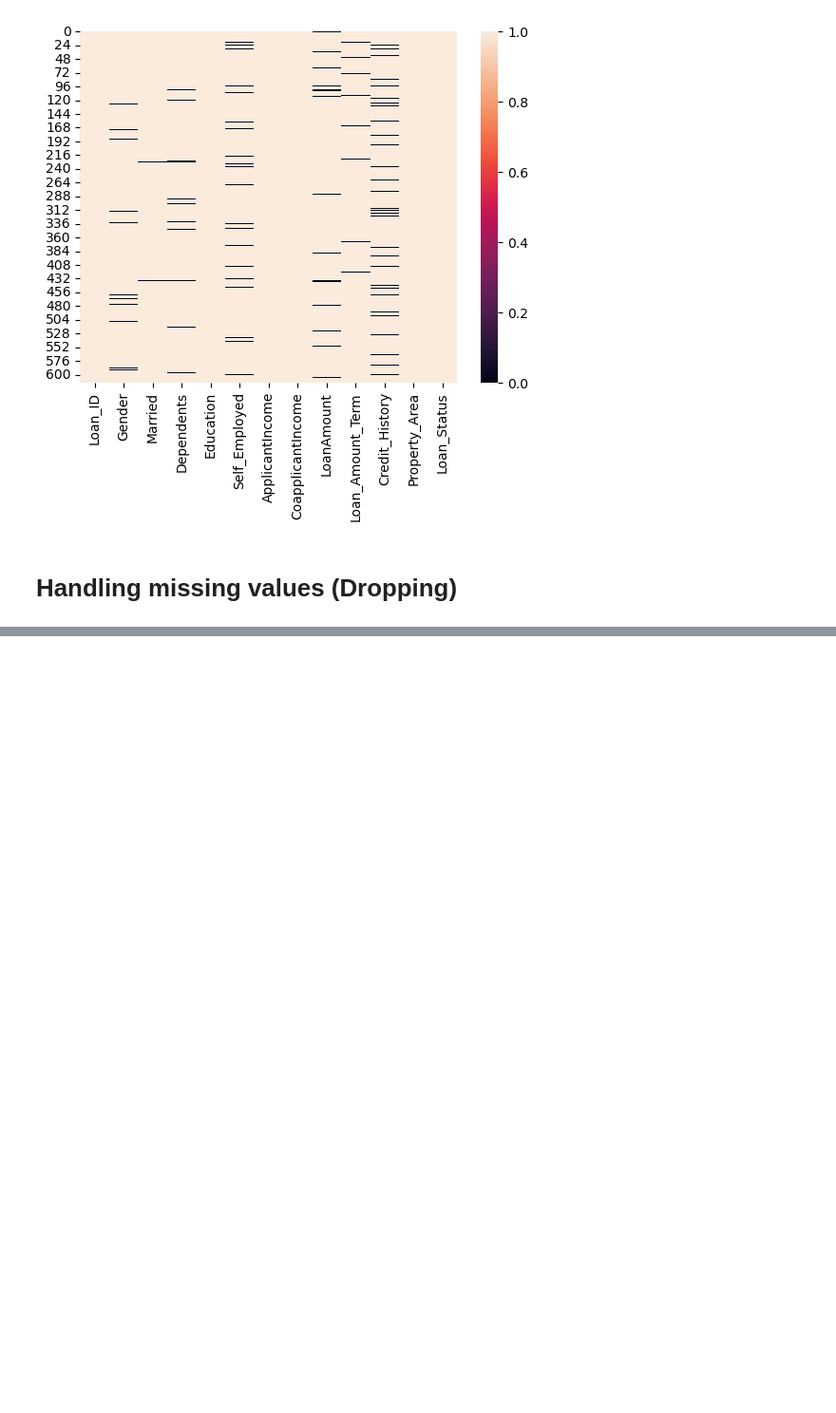
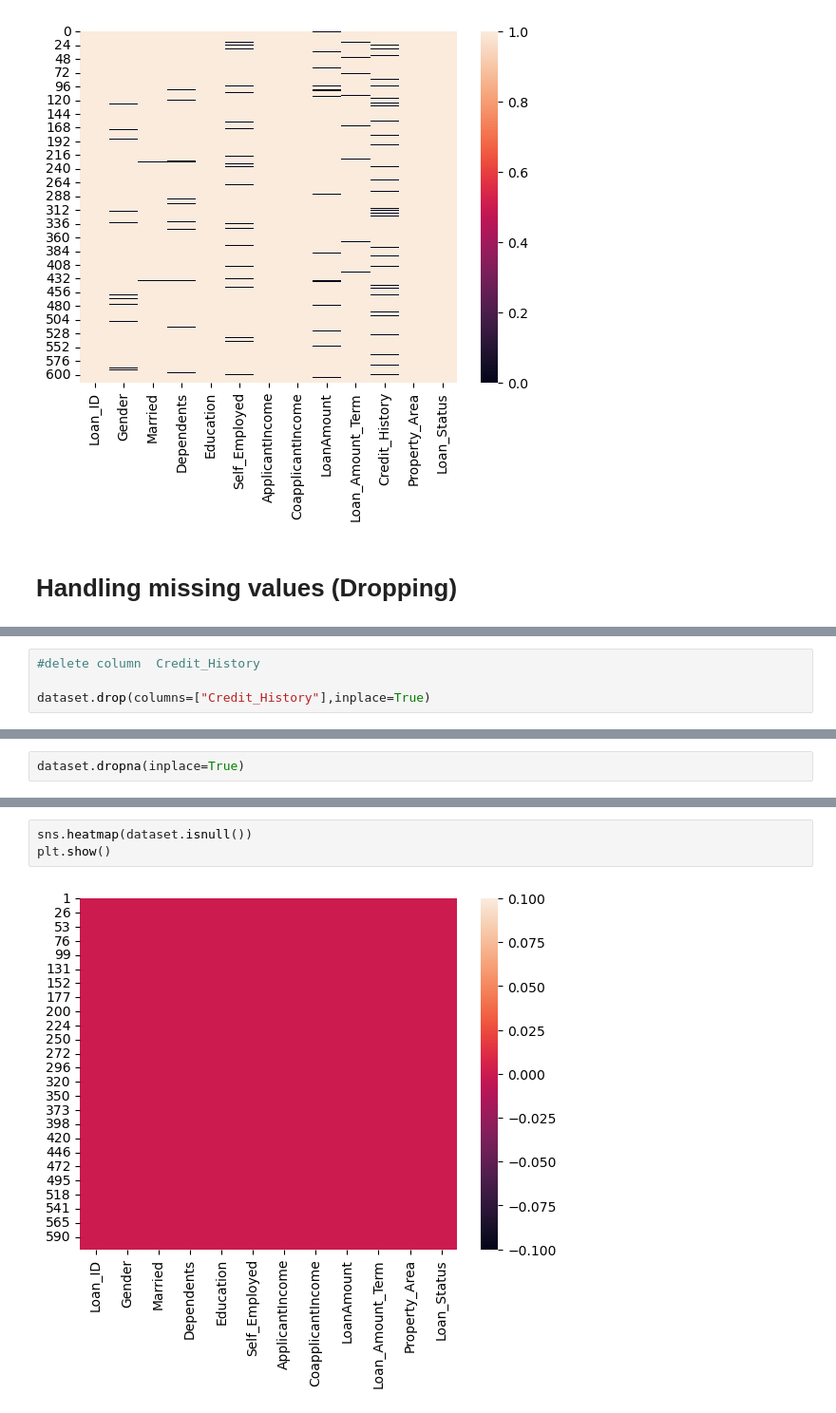
Before and after one commit to nishantkr2003/Machine-Learning, a Jupyter notebook: Data cleaning/Missing data.ipynb, the cells around one changed output, grey strips where cells are left out. Shown at 95% size. Saved outputs shown, nothing was run; the diff lists cells and outputs as text; blank space fills up the shorter version.

```diff
--- a/Data cleaning/Missing data.ipynb
+++ b/Data cleaning/Missing data.ipynb
@@ -129,0 +132,4 @@ plt.show()
+# %%
+#delete column  Credit_History
+
+dataset.drop(columns=["Credit_History"],inplace=True)
@@ -129,0 +154,2 @@ plt.show()
+# %%
+dataset.dropna(inplace=True)
@@ -129,0 +197,5 @@ plt.show()
+# %%
+sns.heatmap(dataset.isnull())
+plt.show()
+# %% [output]
+[figure, added]
```
Also changed, not shown: parts of 8 cells of this notebook, 1 other file.
